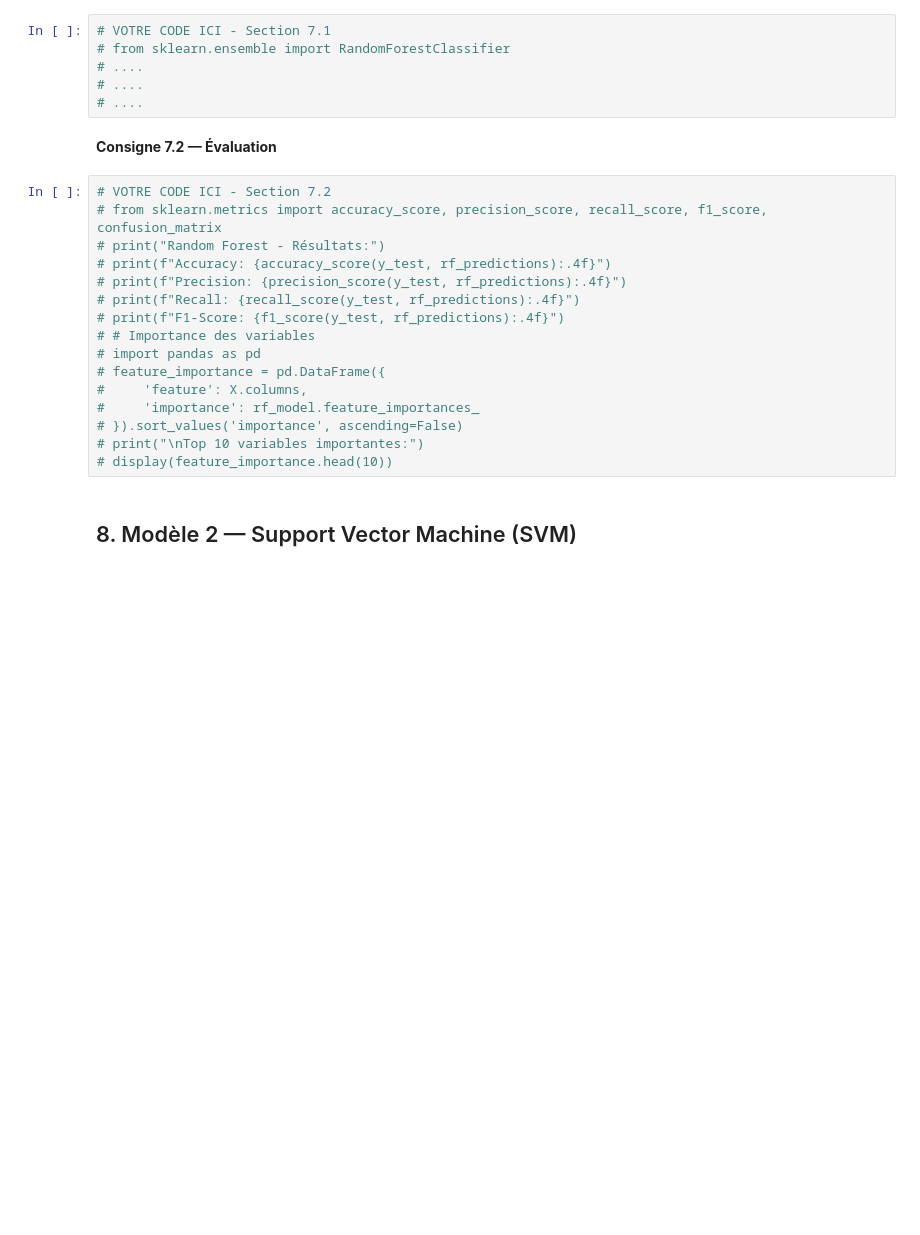
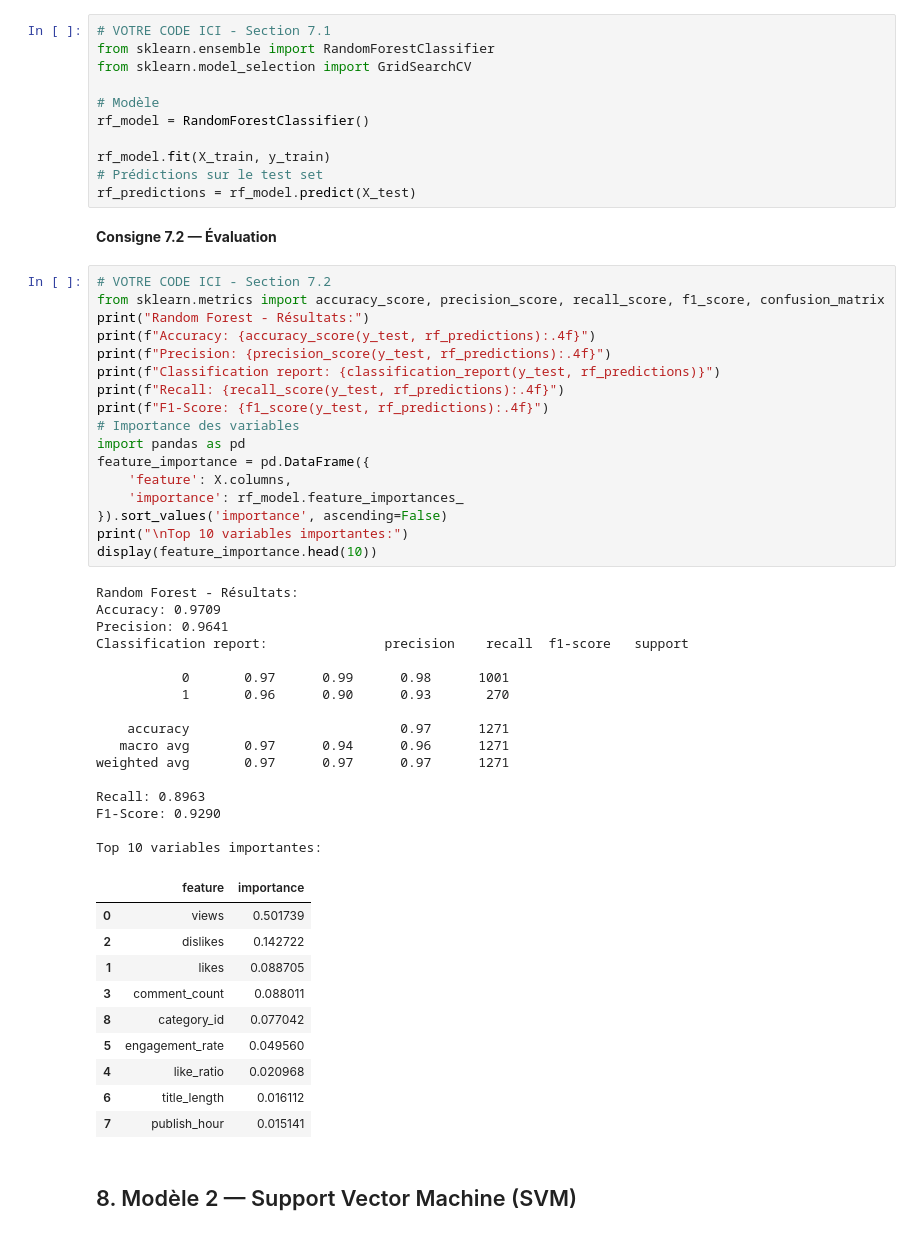
Before and after one commit to kirillsst/youtube-popularity-ml, a Jupyter notebook: notebook/PROJET_ML_Youtube_Trending.ipynb, the cells around one changed output. Saved outputs shown, nothing was run; the diff lists cells and outputs as text; blank space fills up the shorter version.

```diff
--- a/notebook/PROJET_ML_Youtube_Trending.ipynb
+++ b/notebook/PROJET_ML_Youtube_Trending.ipynb
@@ -498,28 +497,61 @@ Taille test: (1271, 9)
 **Consigne 7.1 — Entraînement**
 # %%
 # VOTRE CODE ICI - Section 7.1
-# from sklearn.ensemble import RandomForestClassifier
-# ....
-# ....
-# ....
+from sklearn.ensemble import RandomForestClassifier
+from sklearn.model_selection import GridSearchCV
+
+# Modèle
+rf_model = RandomForestClassifier()
+
+rf_model.fit(X_train, y_train)
+# Prédictions sur le test set
+rf_predictions = rf_model.predict(X_test)
 # %% [markdown]
 **Consigne 7.2 — Évaluation**
 # %%
 # VOTRE CODE ICI - Section 7.2
-# from sklearn.metrics import accuracy_score, precision_score, recall_score, f1_score, confusion_matrix
-# print("Random Forest - Résultats:")
-# print(f"Accuracy: {accuracy_score(y_test, rf_predictions):.4f}")
-# print(f"Precision: {precision_score(y_test, rf_predictions):.4f}")
-# print(f"Recall: {recall_score(y_test, rf_predictions):.4f}")
-# print(f"F1-Score: {f1_score(y_test, rf_predictions):.4f}")
-# # Importance des variables
-# import pandas as pd
-# feature_importance = pd.DataFrame({
-#     'feature': X.columns,
-#     'importance': rf_model.feature_importances_
-# }).sort_values('importance', ascending=False)
-# print("\nTop 10 variables importantes:")
-# display(feature_importance.head(10))
+from sklearn.metrics import accuracy_score, precision_score, recall_score, f1_score, confusion_matrix
+print("Random Forest - Résultats:")
+print(f"Accuracy: {accuracy_score(y_test, rf_predictions):.4f}")
+print(f"Precision: {precision_score(y_test, rf_predictions):.4f}")
+print(f"Classification report: {classification_report(y_test, rf_predictions)}")
+print(f"Recall: {recall_score(y_test, rf_predictions):.4f}")
+print(f"F1-Score: {f1_score(y_test, rf_predictions):.4f}")
+# Importance des variables
+import pandas as pd
+feature_importance = pd.DataFrame({
+    'feature': X.columns,
+    'importance': rf_model.feature_importances_
+}).sort_values('importance', ascending=False)
+print("\nTop 10 variables importantes:")
+display(feature_importance.head(10))
+# %% [output]
+Random Forest - Résultats:
+Accuracy: 0.9709
+Precision: 0.9641
+Classification report:               precision    recall  f1-score   support
+
+           0       0.97      0.99      0.98      1001
+           1       0.96      0.90      0.93       270
+
+    accuracy                           0.97      1271
+   macro avg       0.97      0.94      0.96      1271
+weighted avg       0.97      0.97      0.97      1271
+
+Recall: 0.8963
+F1-Score: 0.9290
+
+Top 10 variables importantes:
+|  | feature | importance |
+| 0 | views | 0.501739 |
+| 2 | dislikes | 0.142722 |
+| 1 | likes | 0.088705 |
+| 3 | comment_count | 0.088011 |
+| 8 | category_id | 0.077042 |
+| 5 | engagement_rate | 0.049560 |
+| 4 | like_ratio | 0.020968 |
+| 6 | title_length | 0.016112 |
+| 7 | publish_hour | 0.015141 |
 # %% [markdown]
 ## 8. Modèle 2 — Support Vector Machine (SVM)
 # %% [markdown]
```
Also changed, not shown: parts of 7 cells of this notebook.
